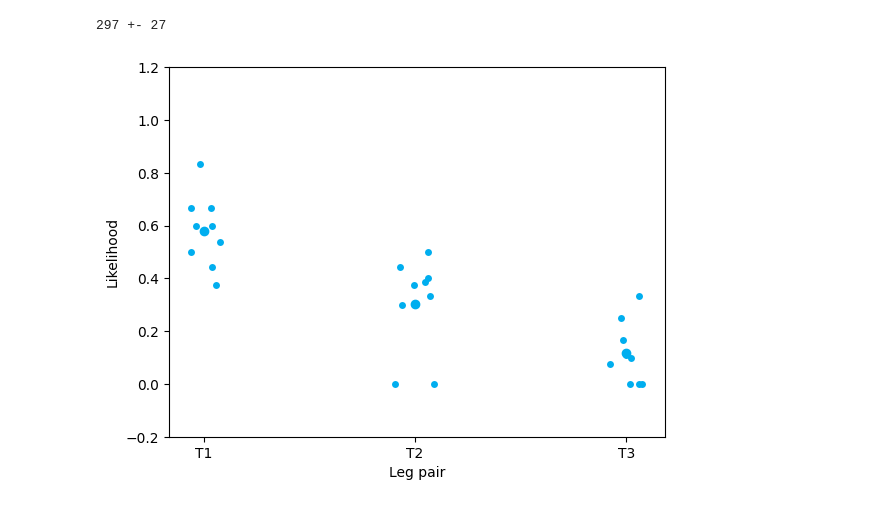
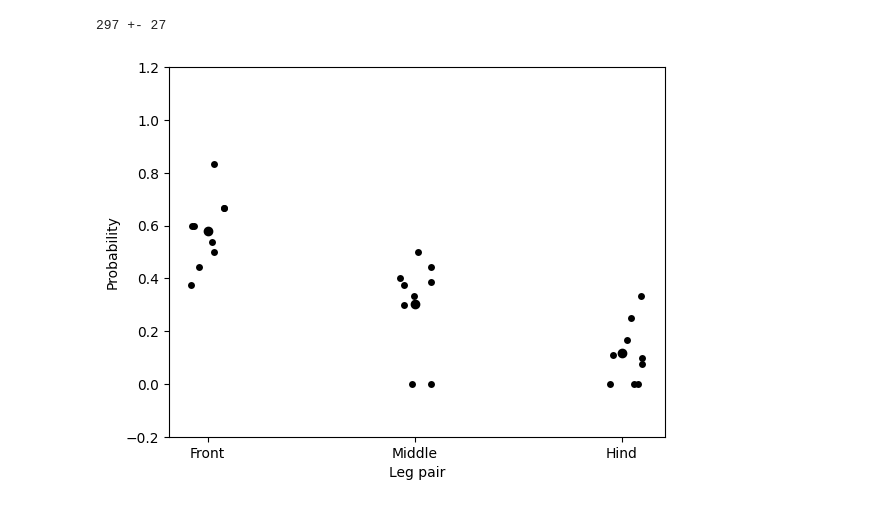
Before and after one commit to chrisjdallmann/roadrunner, a Jupyter notebook: code/walking_initiation_analysis.ipynb, the cells around one changed output. Saved outputs shown, nothing was run; the diff lists cells and outputs as text; code cells hidden in the pictures.

```diff
--- a/code/walking_initiation_analysis.ipynb
+++ b/code/walking_initiation_analysis.ipynb
@@ -9,23 +10,7 @@ from scipy.ndimage import uniform_filter1d
 import matplotlib.pyplot as plt
 import seaborn as sns
 # %%
-# Set parameters and load data
-data_dir = r'Z:/Data/Roadrunner/'
-dataset = 'treadmill_rr_cschrimson_walking_initiation.csv'
-
-if 'control' in dataset:
-    optogenetics = False
-    color = [0,0,0]
-else:
-    optogenetics = True
-    color = [0/255, 174/255, 239/255]
-
+# General settings
+data_dir = r'../Data/'
 sampling_rate = 300 # Hz
 stimulus_duration = 1 # s
-filter_size = 0.3 # s
-
-
-# Load data
-# Note: Positive angular velocity corresponds to clockwise (right) turning
-df = pd.read_csv(data_dir+dataset)
-df
@@ -206,15 +210,15 @@ print(str(round(int(mean_latencies[5]) * 1000/sampling_rate)) + ' +- ' + str(rou
 # %% [output]
 297 +- 27
 # %%
-# Plot likelihood of legs to swing first
-sns.stripplot(swing_likelihoods, color=color)
-plt.plot(np.mean(swing_likelihoods, axis=0), 'o', color=color)
+# Plot probability of legs to swing first
+sns.stripplot(swing_prob, color=[0,0,0])
+plt.plot(np.mean(swing_prob, axis=0), 'o', color=[0,0,0])
 plt.ylim([-0.2,1.2])
 plt.xlabel('Leg pair')
-plt.ylabel('Likelihood')
+plt.ylabel('Probability')
 ax = plt.gca()
-ax.set_xticks(ticks=[0,1,2], labels=['T1','T2','T3'])
+ax.set_xticks(ticks=[0,1,2], labels=['Front','Middle','Hind'])
 #plt.savefig(r'C:/Users/Chris/Desktop/figure.eps')
 plt.show()
 # %% [output]
-[figure, old version]
+[figure, new version]
```
Also changed, not shown: parts of 10 cells of this notebook, 5 other files.
